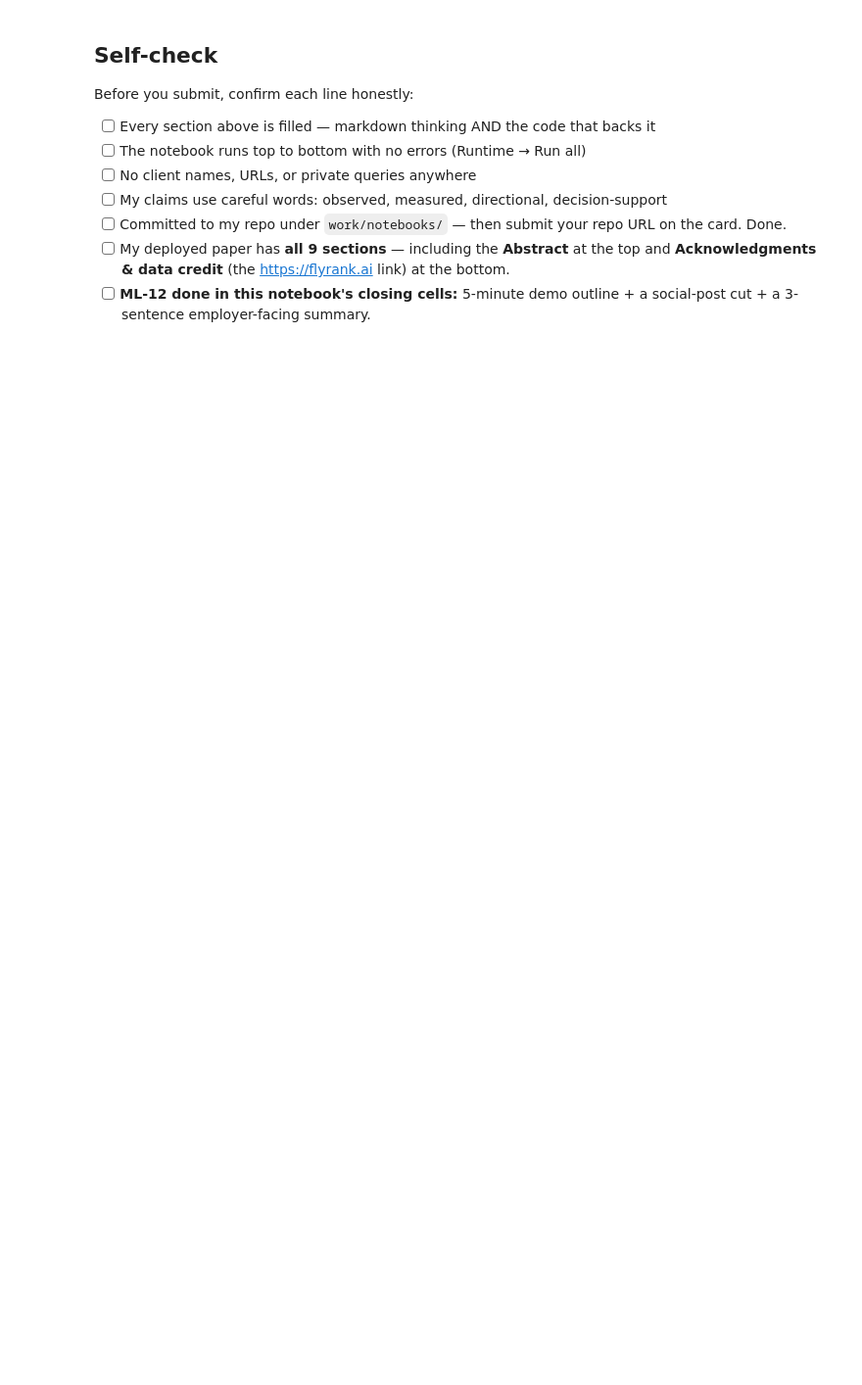
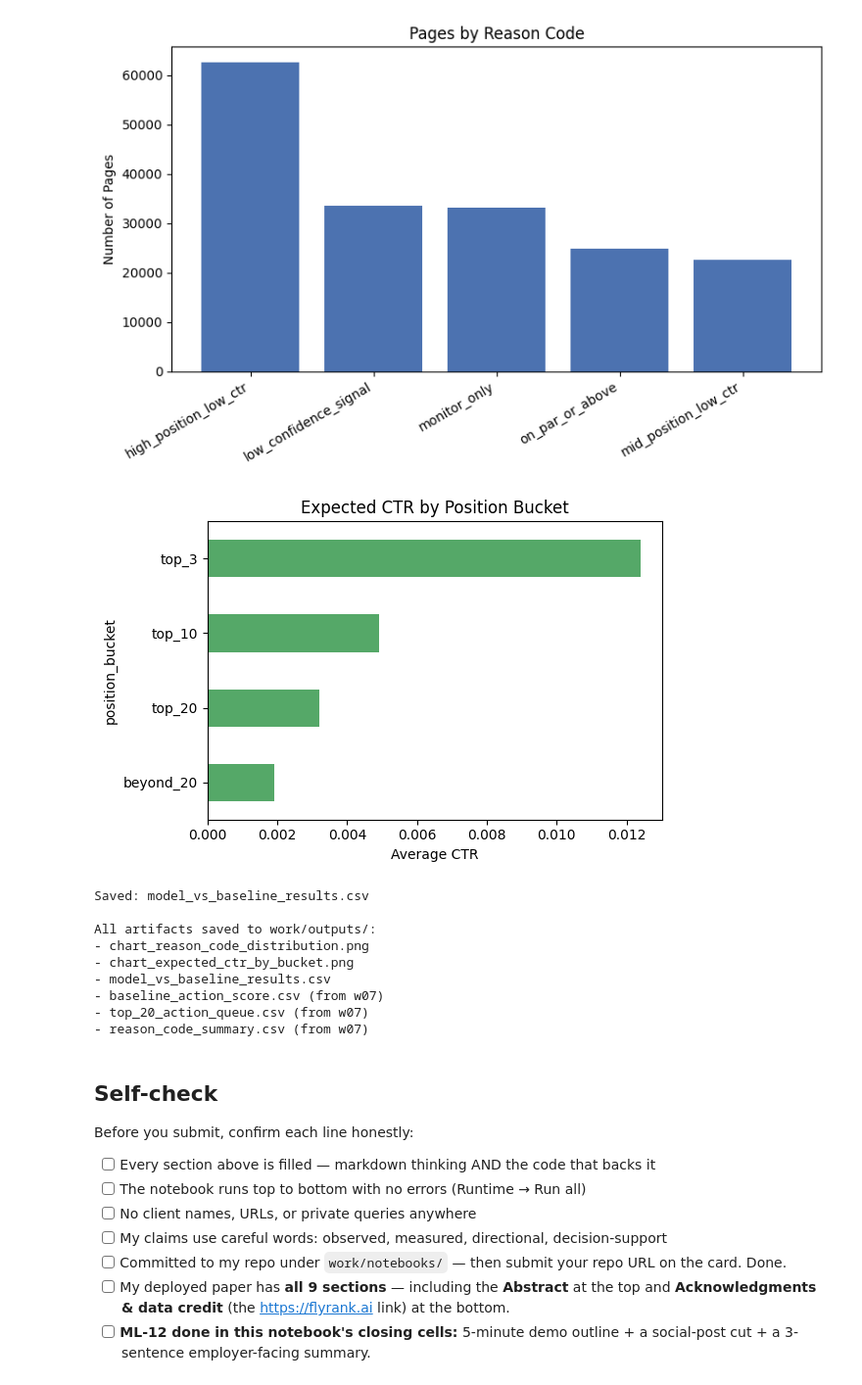
Before and after one commit to ayesha-asif1/flyrank-ml-internship, a Jupyter notebook: work/notebooks/capstone.ipynb, the cells around one changed output. Shown at 98% size. Drawn from its saved outputs; the diff is of its cells as text; code cells hidden in the pictures; blank space fills up the shorter version.

```diff
--- a/work/notebooks/capstone.ipynb
+++ b/work/notebooks/capstone.ipynb
@@ -36,0 +120,14 @@ This skeleton is yours to fill. Work the sections **in order** — each one has
+# %%
+import pandas as pd
+
+results_table = pd.DataFrame({
+    'Approach': ['Mean-CTR baseline (naive)', 'Rule-based (confidence_weighted_score)', 'Random Forest (ML model)'],
+    'R²': [0.0000, 'N/A (ranking rule, not a regressor)', 0.0051],
+    'MAE': [0.005485, 'N/A', 0.005436],
+    'Interpretation': [
+        'No-signal reference point',
+        'Transparent, explainable ranking — used as the deployed baseline',
+        'Marginal improvement over mean baseline; not practically better than the rule'
+    ]
+})
+print(results_table.to_string(index=False))
@@ -37,3 +235,49 @@ This skeleton is yours to fill. Work the sections **in order** — each one has
+# %%
+import matplotlib.pyplot as plt
+
+# --- Artifact 1: Reason code distribution ---
+fig, ax = plt.subplots(figsize=(8, 5))
+reason_counts = ranked_pages['reason_code'].value_counts()
+ax.bar(reason_counts.index, reason_counts.values, color='#4C72B0')
+ax.set_title('Pages by Reason Code')
+ax.set_ylabel('Number of Pages')
+plt.xticks(rotation=30, ha='right')
+plt.tight_layout()
+plt.savefig('work/outputs/chart_reason_code_distribution.png', dpi=150)
+plt.show()
+
+# --- Artifact 2: Expected CTR by position bucket ---
+fig, ax = plt.subplots(figsize=(6, 4))
+expected_ctr_by_bucket_page.sort_values().plot(kind='barh', ax=ax, color='#55A868')
+ax.set_title('Expected CTR by Position Bucket')
+ax.set_xlabel('Average CTR')
+plt.tight_layout()
+plt.savefig('work/outputs/chart_expected_ctr_by_bucket.png', dpi=150)
+plt.show()
+
+# --- Artifact 3: Model vs baseline comparison table (already have this) ---
+results_table.to_csv('work/outputs/model_vs_baseline_results.csv', index=False)
+print("Saved: model_vs_baseline_results.csv")
+
+print("\nAll artifacts saved to work/outputs/:")
+print("- chart_reason_code_distribution.png")
+print("- chart_expected_ctr_by_bucket.png")
+print("- model_vs_baseline_results.csv")
+print("- baseline_action_score.csv (from w07)")
+print("- top_20_action_queue.csv (from w07)")
+print("- reason_code_summary.csv (from w07)")
+# %% [output]
+[figure, added]
+[figure, added]
+Saved: model_vs_baseline_results.csv
+
+All artifacts saved to work/outputs/:
+- chart_reason_code_distribution.png
+- chart_expected_ctr_by_bucket.png
+- model_vs_baseline_results.csv
+- baseline_action_score.csv (from w07)
+- top_20_action_queue.csv (from w07)
+- reason_code_summary.csv (from w07)
 # %% [markdown]
 ## Self-check
 
```
Also changed, not shown: parts of 19 cells of this notebook.
